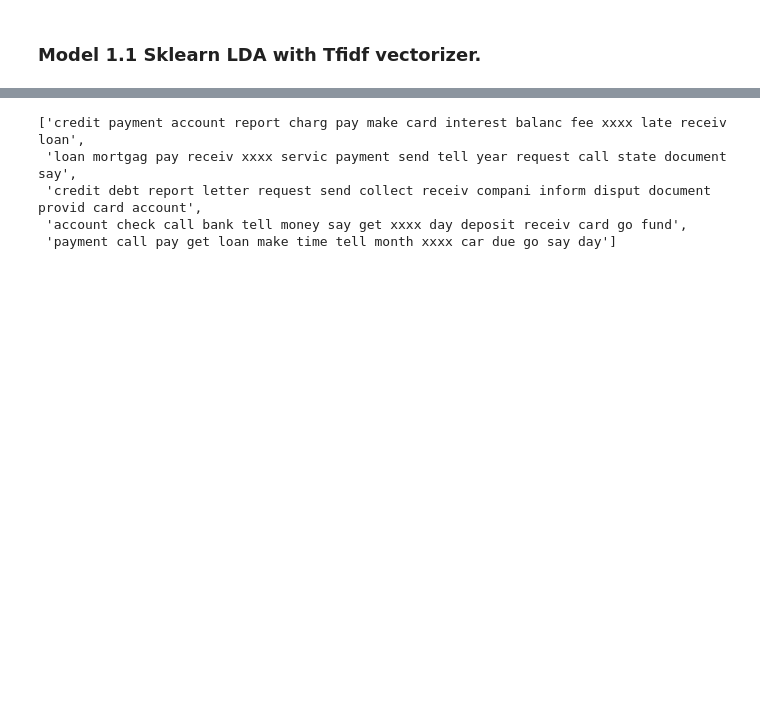
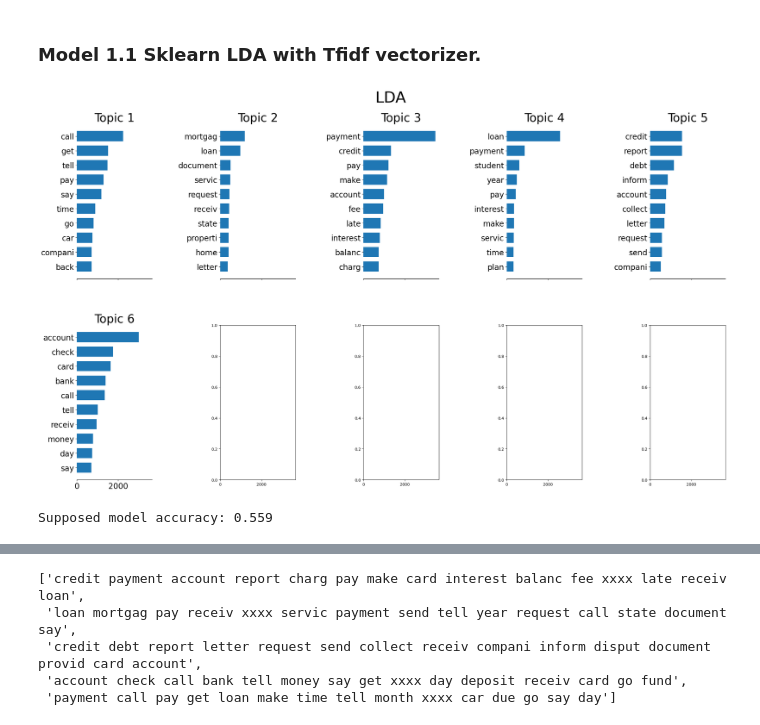
Before and after one commit to CalesSla/NLP_TopicModelling, a Jupyter notebook: Untitled.ipynb, the cells around one changed output, grey strips where cells are left out. Saved outputs shown, nothing was run; the diff lists cells and outputs as text; code cells hidden in the pictures; blank space fills up the shorter version.

```diff
--- a/Untitled.ipynb
+++ b/Untitled.ipynb
@@ -316,12 +352,44 @@ Text(0, 0.5, 'Log-likelihood Score')
 # Tokenization and
 
 vectorizer_tf = TfidfVectorizer(stop_words = list(stops),
-                                max_df = 0.95, min_df = 2,
+#                                 max_df = 0.95, min_df = 2,
                                 use_idf = False, norm = None)
 tf_vectors = vectorizer_tf.fit_transform(df['text'])
 # %%
 # LDA model definition
-lda = LatentDirichletAllocation(n_components = 5, max_iter = 5, learning_offset = 50, n_jobs = -1, random_state = 111)
+lda = LatentDirichletAllocation(n_components = 6, max_iter = 1000, learning_offset = 50, n_jobs = -1, random_state = 111)
 
 W1 = lda.fit_transform(tf_vectors)
 H1 = lda.components_
+# %%
+feature_names = vectorizer_tf.get_feature_names_out()
+plot_top_words(lda, feature_names)
+# %% [output]
+[figure, added]
+# %%
+new_sentences = vectorizer_tf.transform(df['text'])
+topic_distributions = lda.transform(new_sentences)
+most_probable_topics = topic_distributions.argmax(axis=1)
+topic_vocab = {0: 'Vehicle loan or lease', 1: 'Mortgage', 2: 'Credit card or prepaid card', 3: 'Student loan', 4: 'Debt collection', 5: 'Checking or savings account'}
+
+
+
+
+
+
+
+# {0: 'Checking or savings account', 1: 'Vehicle loan or lease', 2: 'Mortgage', 3: 'Student loan', 4: 'Credit card or prepaid card', 5: 'Debt collection'}
+
+preds = [topic_vocab[num_topic] for num_topic in most_probable_topics]
+
+df['preds'] = preds
+
+counter = 0
+
+for i in range(len(df)):
+  if df['labels'][i] == df['preds'][i]:
+    counter += 1
+
+print(f'Supposed model accuracy: {counter / len(df)}')
+# %% [output]
+Supposed model accuracy: 0.559
```
Also changed, not shown: parts of 26 cells of this notebook, 6 other files.
